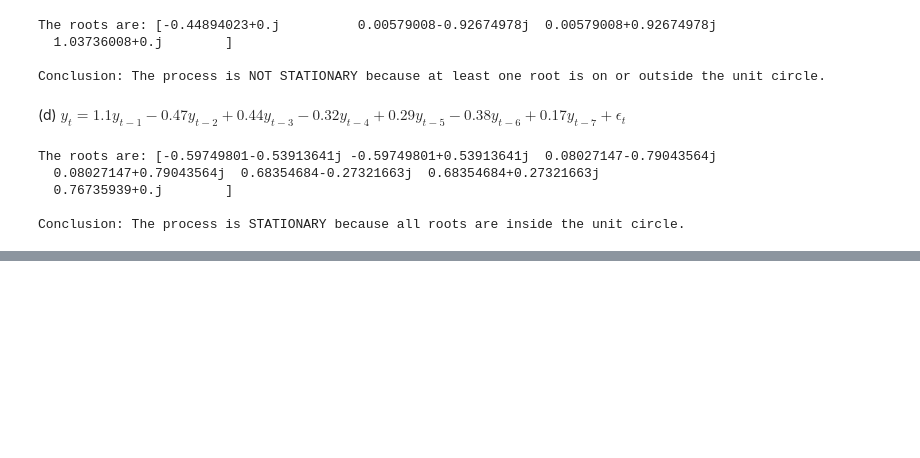
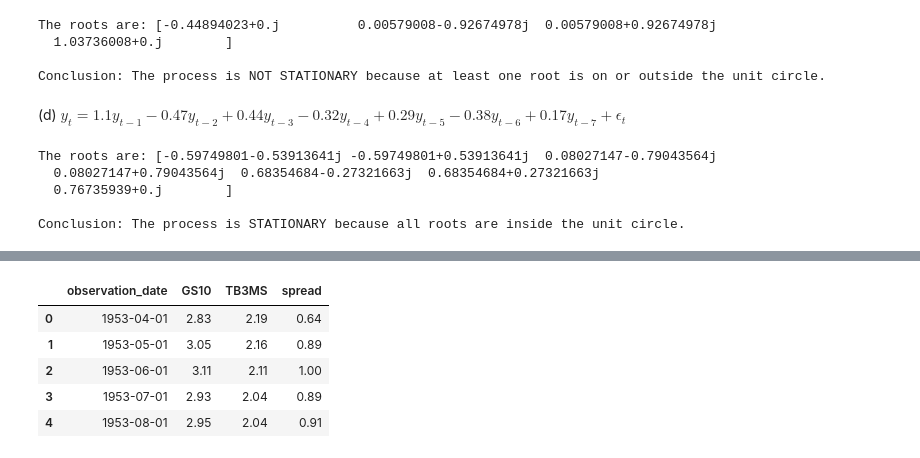
Before and after one commit to liamti5/waseda-time-series-analysis, a Jupyter notebook: notebooks/PS1_liamtessendorf.ipynb, the cells around one changed output, grey strips where cells are left out. Cells and saved outputs as stored; diff of their text form; code cells hidden in the pictures; blank space fills up the shorter version.

```diff
--- a/notebooks/PS1_liamtessendorf.ipynb
+++ b/notebooks/PS1_liamtessendorf.ipynb
@@ -137,0 +201,10 @@ Conclusion: The process is STATIONARY because all roots are inside the unit circ
+# %%
+df["spread"] = df["GS10"] - df["TB3MS"]
+df.head()
+# %% [output]
+|  | observation_date | GS10 | TB3MS | spread |
+| 0 | 1953-04-01 | 2.83 | 2.19 | 0.64 |
+| 1 | 1953-05-01 | 3.05 | 2.16 | 0.89 |
+| 2 | 1953-06-01 | 3.11 | 2.11 | 1.00 |
+| 3 | 1953-07-01 | 2.93 | 2.04 | 0.89 |
+| 4 | 1953-08-01 | 2.95 | 2.04 | 0.91 |
```
Also changed, not shown: parts of 11 cells of this notebook.
